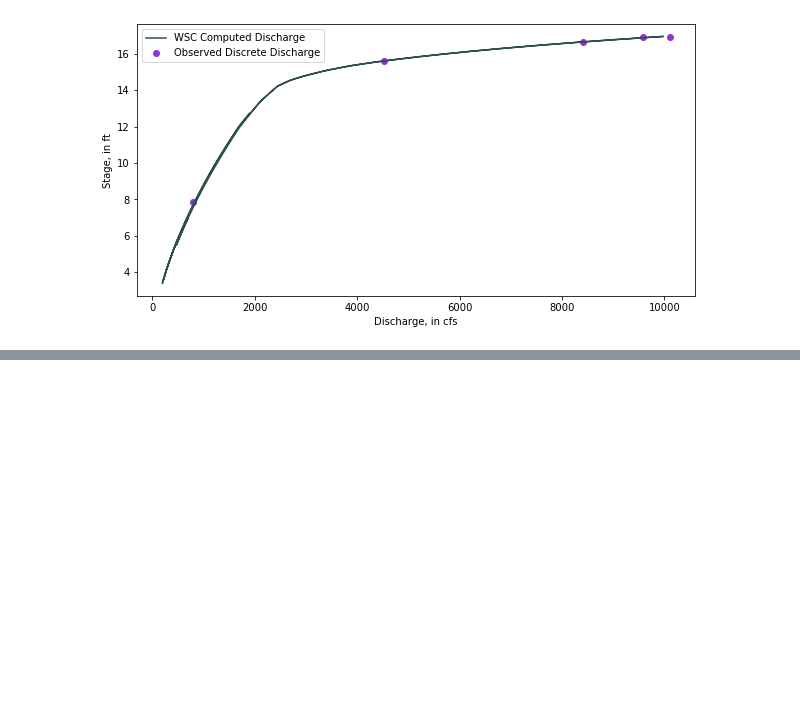
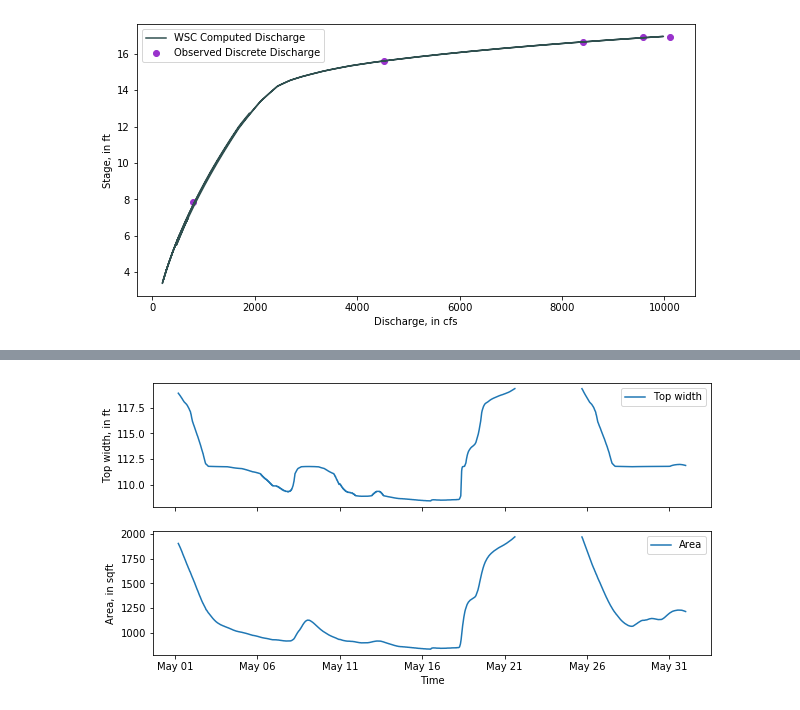
Before and after one commit to mdomanski-usgs/dynrat, a Jupyter notebook: examples/timeseries.ipynb, the cells around one changed output, grey strips where cells are left out. Cells and saved outputs as stored; diff of their text form; code cells hidden in the pictures; blank space fills up the shorter version.

```diff
--- a/examples/timeseries.ipynb
+++ b/examples/timeseries.ipynb
@@ -65,0 +77,11 @@ _ = stage_discharge_plot(measured_h, rated_q, ax)
+# %%
+fig, (ax1, ax2) = plt.subplots(2, 1, sharex=True, figsize=(10, 5))
+
+_ = measured_h.cross_section_plot(sect, 'top width', ax=ax1)
+_ = ax1.set_ylabel('Top width, in ft')
+_ = ax1.set_xlabel('')
+
+_ = measured_h.cross_section_plot(sect, 'area', ax=ax2)
+_ = ax2.set_ylabel('Area, in sqft')
+# %% [output]
+[figure, added]
```
Also changed, not shown: parts of 2 cells of this notebook, 1 other file.
